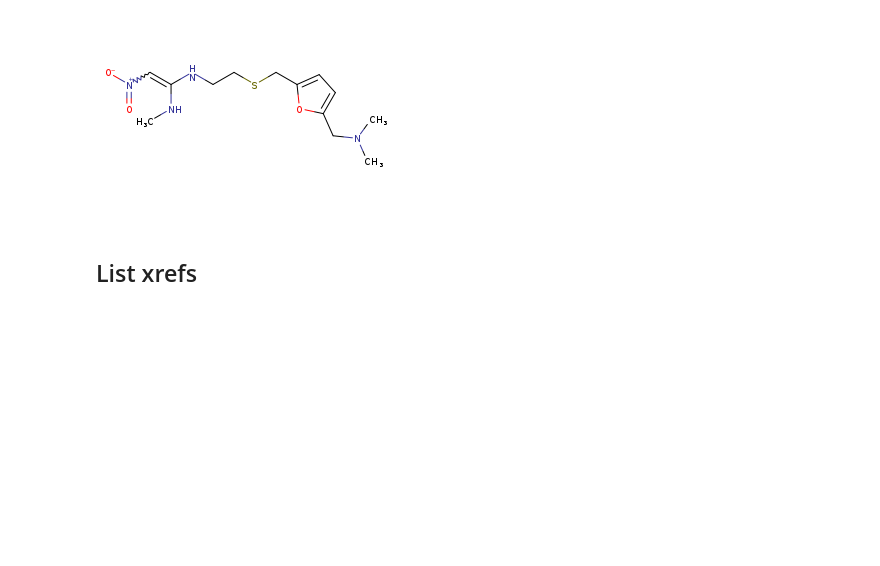
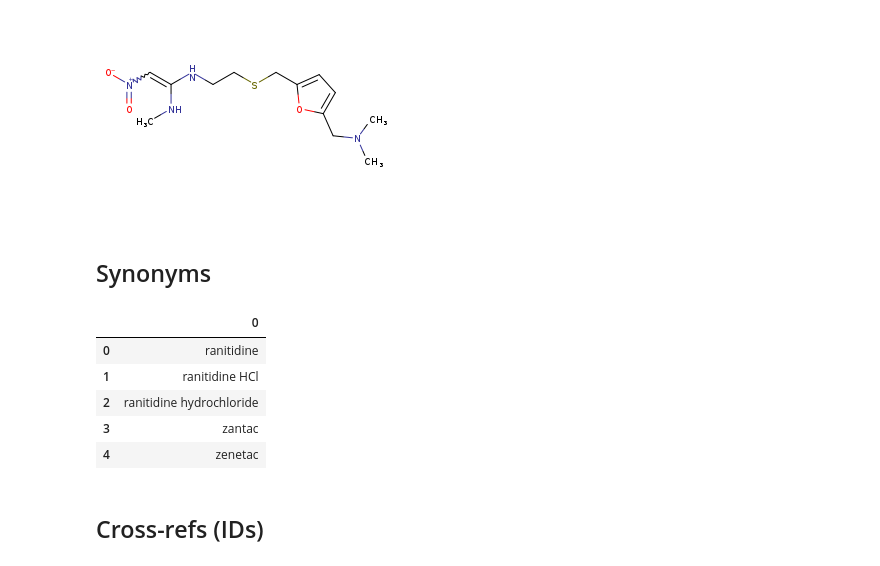
Before and after one commit to unmtransinfo/idg-cfde, a Jupyter notebook: python/CFDE_IDG_DrugCentral_STRIDES_Demo.ipynb, the cells around one changed output. Cells and saved outputs as stored; diff of their text form; code cells hidden in the pictures; blank space fills up the shorter version.

```diff
--- a/python/CFDE_IDG_DrugCentral_STRIDES_Demo.ipynb
+++ b/python/CFDE_IDG_DrugCentral_STRIDES_Demo.ipynb
@@ -52,8 +53,20 @@ url = f"https://datascience.unm.edu/tomcat/biocomp/mol2img?smiles={urllib.reques
 Image(requests.get(url).content)
 # %% [output]
 [figure]
-# %% [markdown]
-## List xrefs
+# %% [markdown]
+## Synonyms
+# %%
+synonyms = pd.DataFrame.from_dict(drugpage['synonyms'])
+synonyms
+# %% [output]
+|  | 0 |
+| 0 | ranitidine |
+| 1 | ranitidine HCl |
+| 2 | ranitidine hydrochloride |
+| 3 | zantac |
+| 4 | zenetac |
+# %% [markdown]
+## Cross-refs (IDs)
 # %%
 xrefs = pd.DataFrame.from_dict(drugpage['xrefs'])
 xrefs
```
Also changed, not shown: parts of 11 cells of this notebook.
